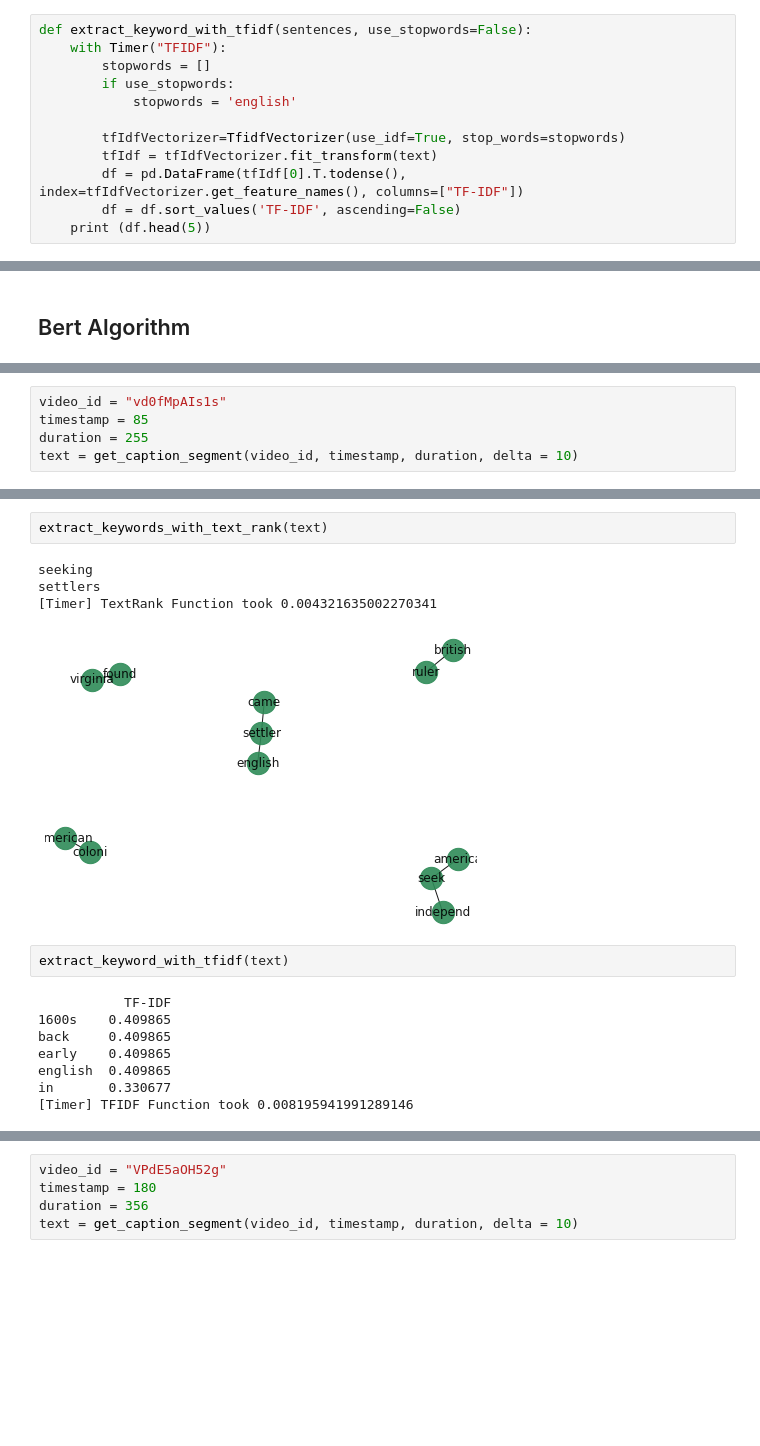
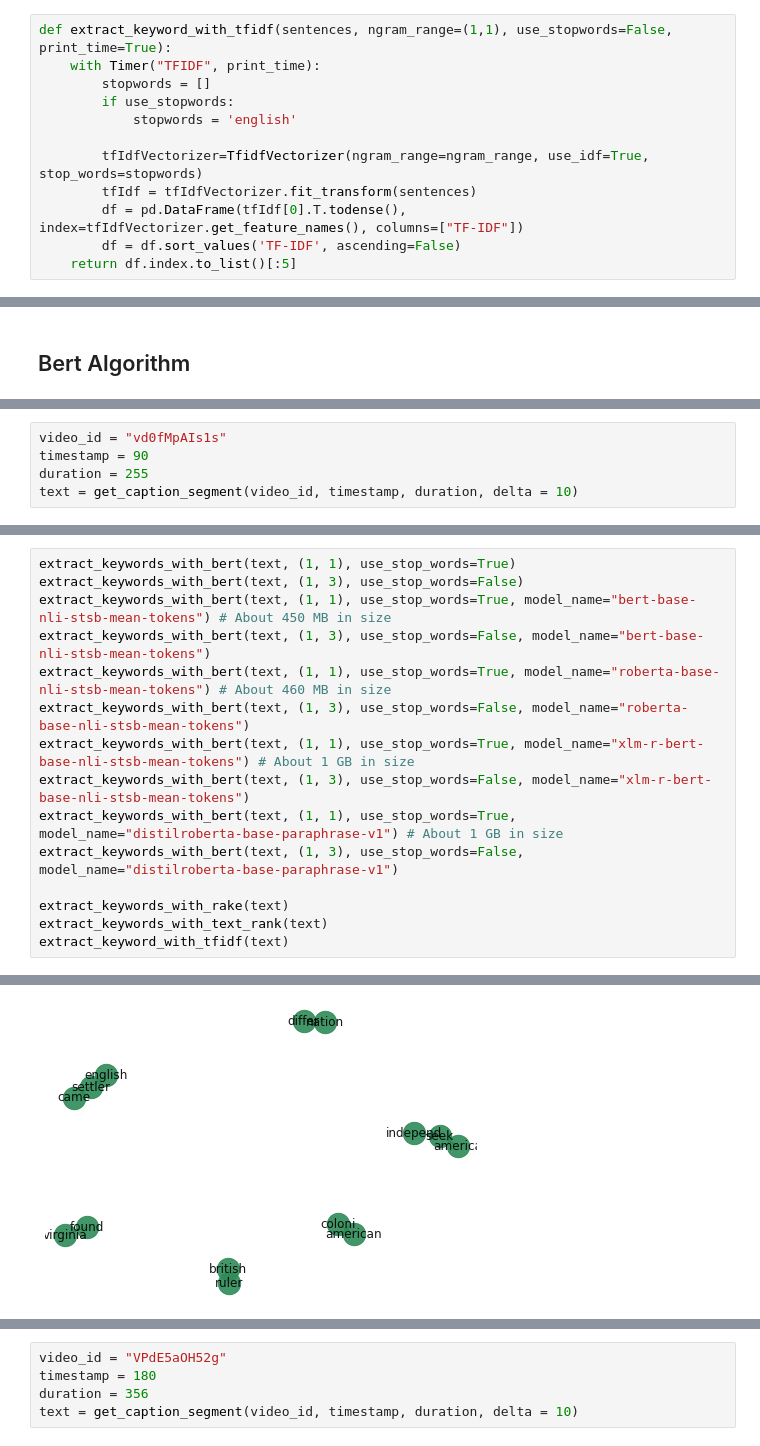
Before and after one commit to JKChenFZ/Minerva, a Jupyter notebook: backend/py_scripts/keyword_extraction_analysis.ipynb, the cells around one changed output, grey strips where cells are left out. Saved outputs shown, nothing was run; the diff lists cells and outputs as text; blank space fills up the shorter version.

```diff
--- a/backend/py_scripts/keyword_extraction_analysis.ipynb
+++ b/backend/py_scripts/keyword_extraction_analysis.ipynb
@@ -95,17 +99,17 @@ extract_keyword_with_freq(text)
 # %% [markdown]
 ## TF-IDF Algorithm
 # %%
-def extract_keyword_with_tfidf(sentences, use_stopwords=False):
-    with Timer("TFIDF"):
+def extract_keyword_with_tfidf(sentences, ngram_range=(1,1), use_stopwords=False, print_time=True):
+    with Timer("TFIDF", print_time):
         stopwords = []
         if use_stopwords:
             stopwords = 'english'
 
-        tfIdfVectorizer=TfidfVectorizer(use_idf=True, stop_words=stopwords)
-        tfIdf = tfIdfVectorizer.fit_transform(text)
+        tfIdfVectorizer=TfidfVectorizer(ngram_range=ngram_range, use_idf=True, stop_words=stopwords)
+        tfIdf = tfIdfVectorizer.fit_transform(sentences)
         df = pd.DataFrame(tfIdf[0].T.todense(), index=tfIdfVectorizer.get_feature_names(), columns=["TF-IDF"])
         df = df.sort_values('TF-IDF', ascending=False)
-    print (df.head(5))
+    return df.index.to_list()[:5]
 # %%
 # Test run
 extract_keyword_with_tfidf(text)
@@ -199,6 +207,6 @@ extract_keywords_with_bert(text)
 # %%
 video_id = "vd0fMpAIs1s"
-timestamp = 85
+timestamp = 90
 duration = 255
 text = get_caption_segment(video_id, timestamp, duration, delta = 10)
 # %%
@@ -222,17 +221,16 @@ extract_keywords_with_rake(text)
-# %%
-extract_keywords_with_text_rank(text)
-# %% [output]
-seeking
-settlers
-[Timer] TextRank Function took 0.004321635002270341
-[figure, removed]
-# %%
-extract_keyword_with_tfidf(text)
-# %% [output]
-           TF-IDF
-1600s    0.409865
-back     0.409865
-early    0.409865
-english  0.409865
-in       0.330677
-[Timer] TFIDF Function took 0.008195941991289146
+# %%
+extract_keywords_with_bert(text, (1, 1), use_stop_words=True)
+extract_keywords_with_bert(text, (1, 3), use_stop_words=False)
+extract_keywords_with_bert(text, (1, 1), use_stop_words=True, model_name="bert-base-nli-stsb-mean-tokens") # About 450 MB in size
+extract_keywords_with_bert(text, (1, 3), use_stop_words=False, model_name="bert-base-nli-stsb-mean-tokens")
+extract_keywords_with_bert(text, (1, 1), use_stop_words=True, model_name="roberta-base-nli-stsb-mean-tokens") # About 460 MB in size
+extract_keywords_with_bert(text, (1, 3), use_stop_words=False, model_name="roberta-base-nli-stsb-mean-tokens")
+extract_keywords_with_bert(text, (1, 1), use_stop_words=True, model_name="xlm-r-bert-base-nli-stsb-mean-tokens") # About 1 GB in size
+extract_keywords_with_bert(text, (1, 3), use_stop_words=False, model_name="xlm-r-bert-base-nli-stsb-mean-tokens")
+extract_keywords_with_bert(text, (1, 1), use_stop_words=True, model_name="distilroberta-base-paraphrase-v1") # About 1 GB in size
+extract_keywords_with_bert(text, (1, 3), use_stop_words=False, model_name="distilroberta-base-paraphrase-v1")
+
+extract_keywords_with_rake(text)
+extract_keywords_with_text_rank(text)
+extract_keyword_with_tfidf(text)
+# %% [output]
@@ -238,0 +254 @@ in       0.330677
+[figure, added]
```
Also changed, not shown: parts of 57 cells of this notebook, 3 other files.
